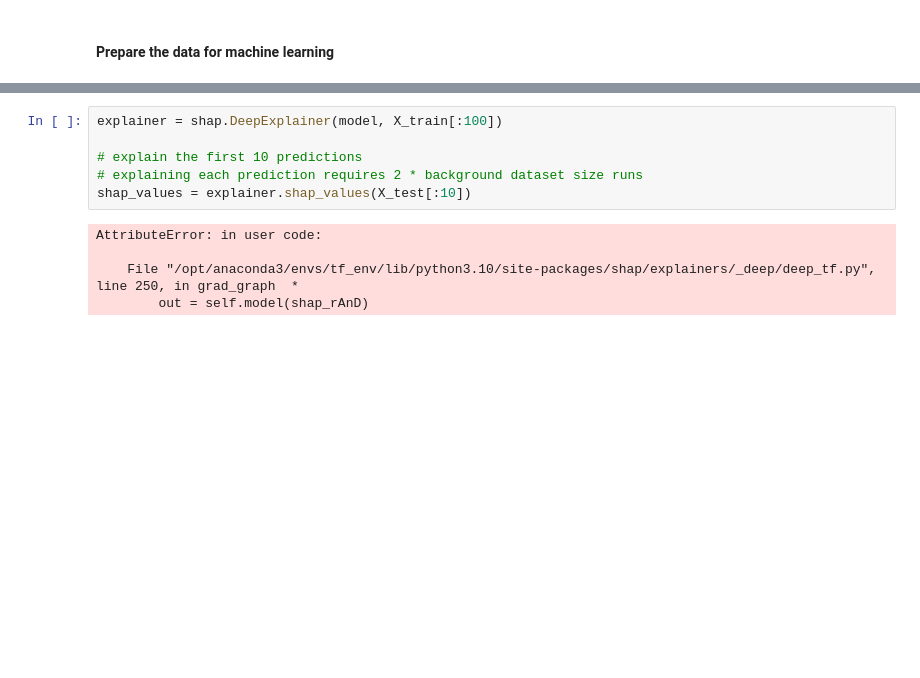
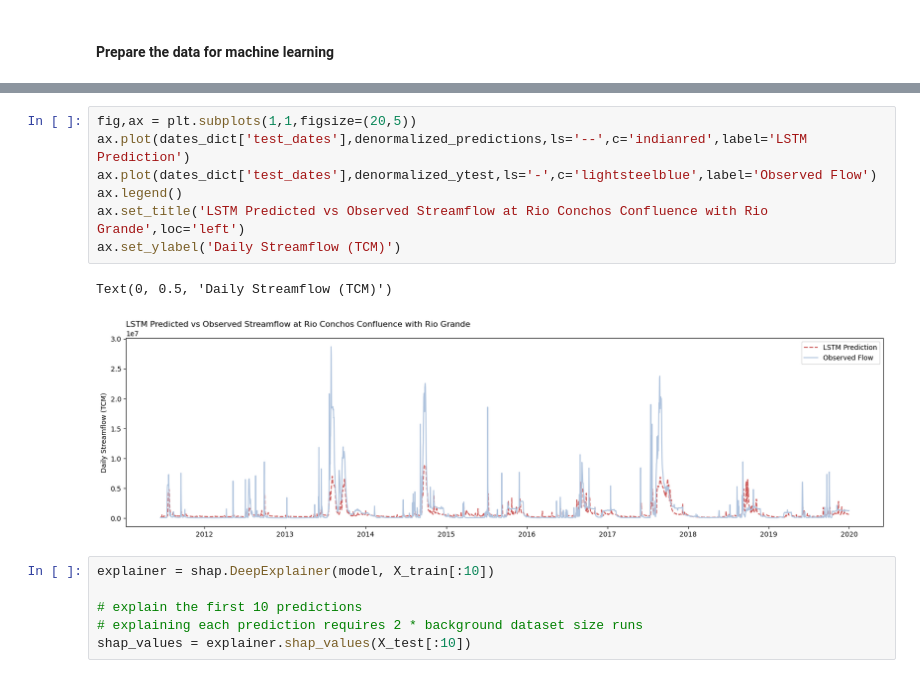
Before and after one commit to larantt/lstm_deliveries, a Jupyter notebook: project.ipynb, the cells around one changed output, grey strips where cells are left out. Saved outputs shown, nothing was run; the diff lists cells and outputs as text; blank space fills up the shorter version.

```diff
--- a/project.ipynb
+++ b/project.ipynb
@@ -307,11 +508,16 @@ Text(0, 0.5, 'Daily Streamflow (TCM)')
+# %%
+fig,ax = plt.subplots(1,1,figsize=(20,5))
+ax.plot(dates_dict['test_dates'],denormalized_predictions,ls='--',c='indianred',label='LSTM Prediction')
+ax.plot(dates_dict['test_dates'],denormalized_ytest,ls='-',c='lightsteelblue',label='Observed Flow')
+ax.legend()
+ax.set_title('LSTM Predicted vs Observed Streamflow at Rio Conchos Confluence with Rio Grande',loc='left')
+ax.set_ylabel('Daily Streamflow (TCM)')
+# %% [output]
+Text(0, 0.5, 'Daily Streamflow (TCM)')
+[figure, added]
 # %%
-explainer = shap.DeepExplainer(model, X_train[:100])
+explainer = shap.DeepExplainer(model, X_train[:10])
 
 # explain the first 10 predictions
 # explaining each prediction requires 2 * background dataset size runs
 shap_values = explainer.shap_values(X_test[:10])
-# %% [output]
-AttributeError: in user code:
-
-    File "/opt/anaconda3/envs/tf_env/lib/python3.10/site-packages/shap/explainers/_deep/deep_tf.py", line 250, in grad_graph  *
-        out = self.model(shap_rAnD)
```
Also changed, not shown: parts of 13 cells of this notebook.
